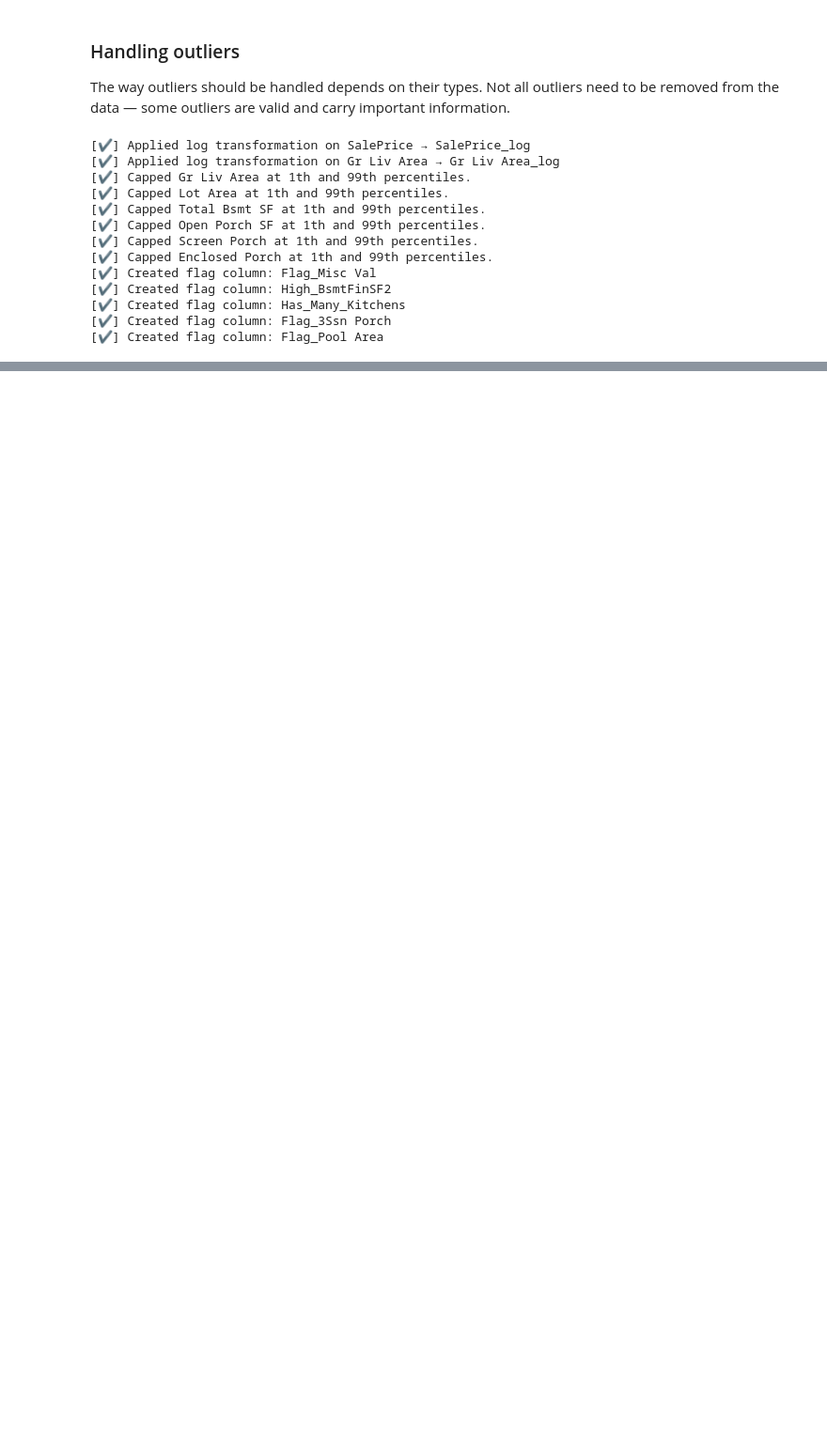
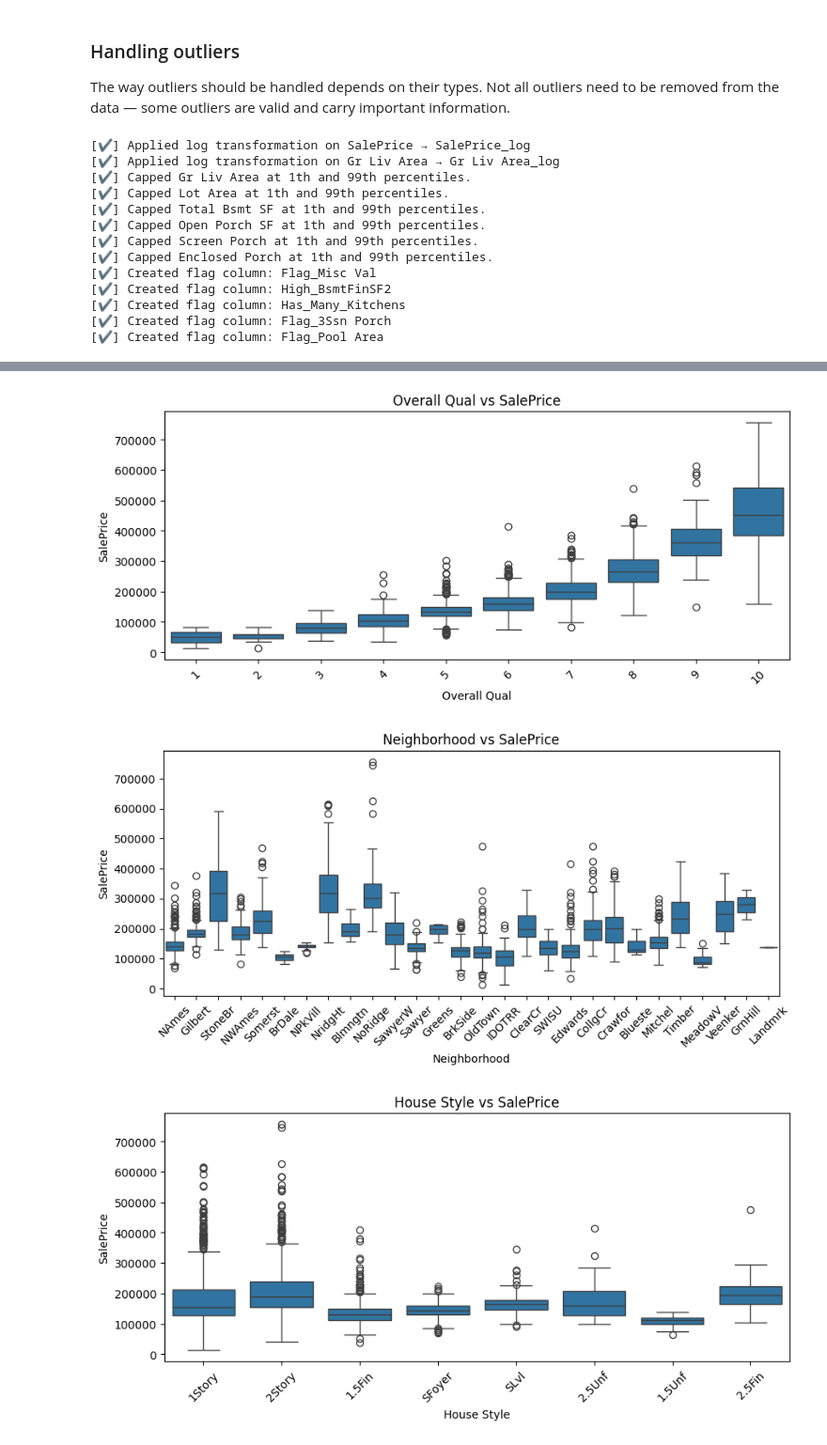
Before and after one commit to amarpoji/ames-housing-project, a Jupyter notebook: notebooks/eda.ipynb, the cells around one changed output, grey strips where cells are left out. Shown at 94% size. Saved outputs shown, nothing was run; the diff lists cells and outputs as text; code cells hidden in the pictures; blank space fills up the shorter version.

```diff
--- a/notebooks/eda.ipynb
+++ b/notebooks/eda.ipynb
@@ -406,0 +500,14 @@ create_flag(data, 'Pool Area')
+# %%
+# Boxplots for categorical features
+categorical_cols = ['Overall Qual', 'Neighborhood', 'House Style', 'MS Zoning', 'Bldg Type']
+
+for col in categorical_cols:
+    plt.figure(figsize=(10, 4))
+    sns.boxplot(x=col, y='SalePrice', data=data)
+    plt.xticks(rotation=45)
+    plt.title(f'{col} vs SalePrice')
+    plt.show()
+# %% [output]
+[figure, added]
+[figure, added]
+[figure, added]
```
Also changed, not shown: parts of 15 cells of this notebook, 2 other files.
